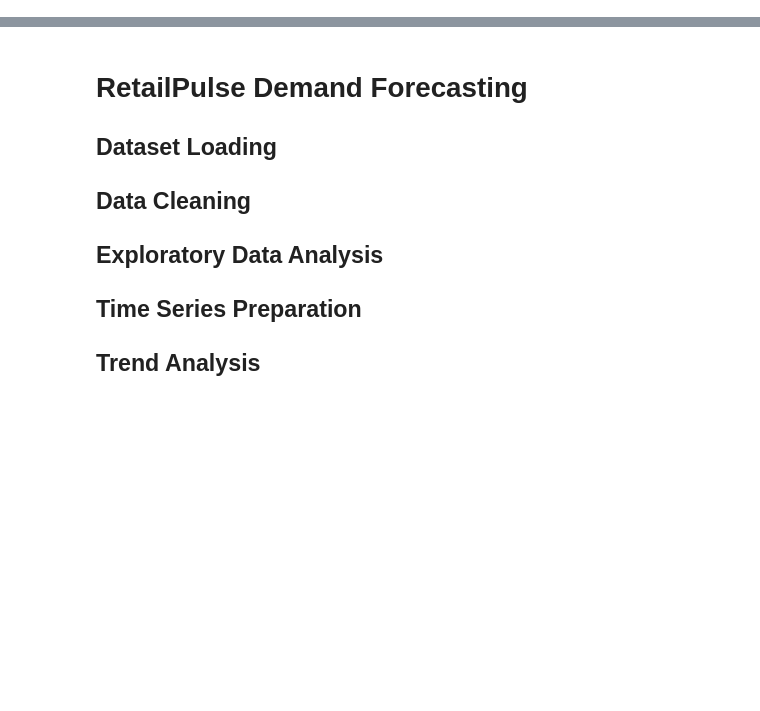
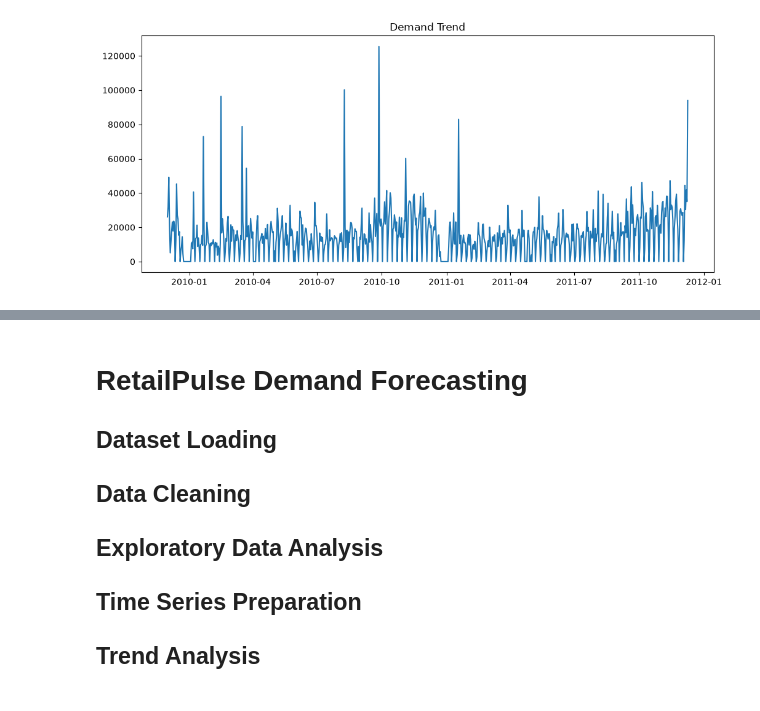
Before and after one commit to codeplayboy/RetailPulse-Zidio, a Jupyter notebook: notebooks/06_demand_forecasting.ipynb, the cells around one changed output, grey strips where cells are left out. Cells and saved outputs as stored; diff of their text form; code cells hidden in the pictures; blank space fills up the shorter version.

```diff
--- a/notebooks/06_demand_forecasting.ipynb
+++ b/notebooks/06_demand_forecasting.ipynb
@@ -30,0 +329,2 @@ Primary Model: Prophet
+# %%
+df = pd.read_csv("../data/dataset_2_daily_demand_forecasting.csv.csv")
@@ -30,0 +335,16 @@ Primary Model: Prophet
+# %%
+ts = df[["Date", "Total_Quantity"]].copy()
+
+ts["Date"] = pd.to_datetime(ts["Date"])
+
+ts.rename(
+    columns={
+        "Date": "ds",
+        "Total_Quantity": "y"
+    },
+    inplace=True
+)
+
+ts = ts.sort_values("ds").reset_index(drop=True)
+
+ts.head()
@@ -30,0 +373,9 @@ Primary Model: Prophet
+# %%
+import matplotlib.pyplot as plt
+
+plt.figure(figsize=(12,5))
+plt.plot(ts['ds'], ts['y'])
+plt.title("Demand Trend")
+plt.show()
+# %% [output]
+[figure, added]
```
Also changed, not shown: parts of 85 cells of this notebook, 47 other files.
